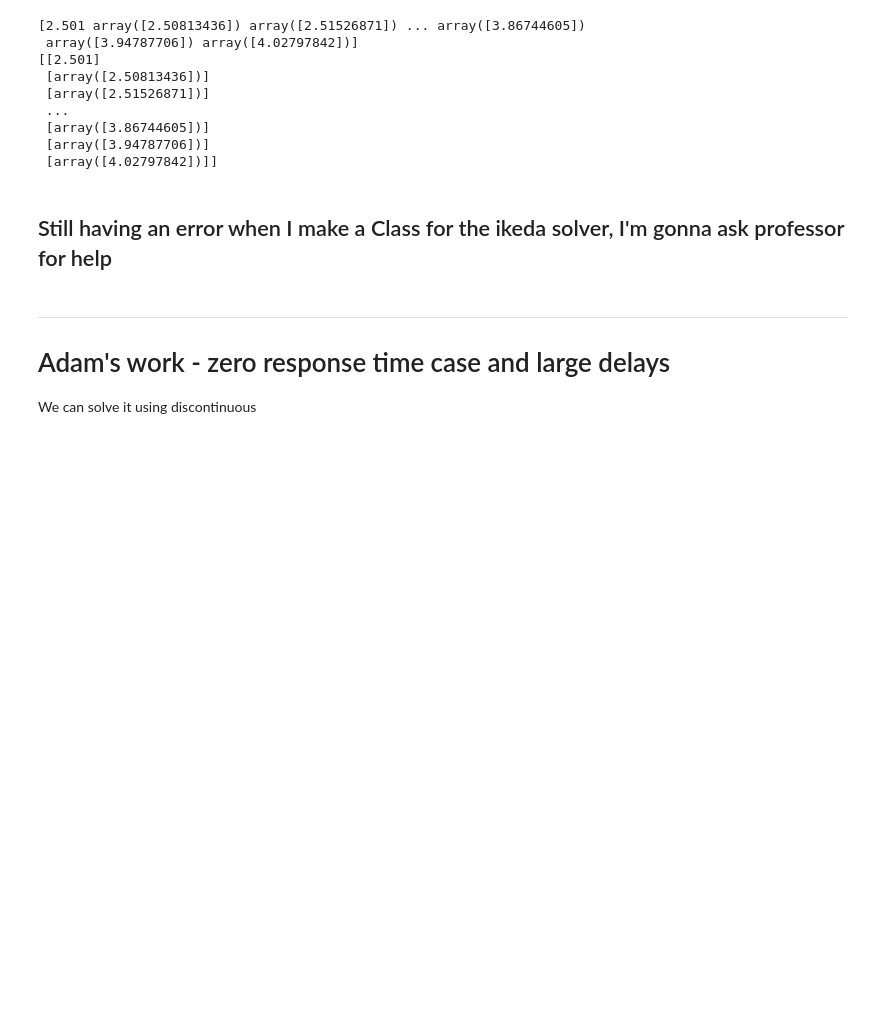
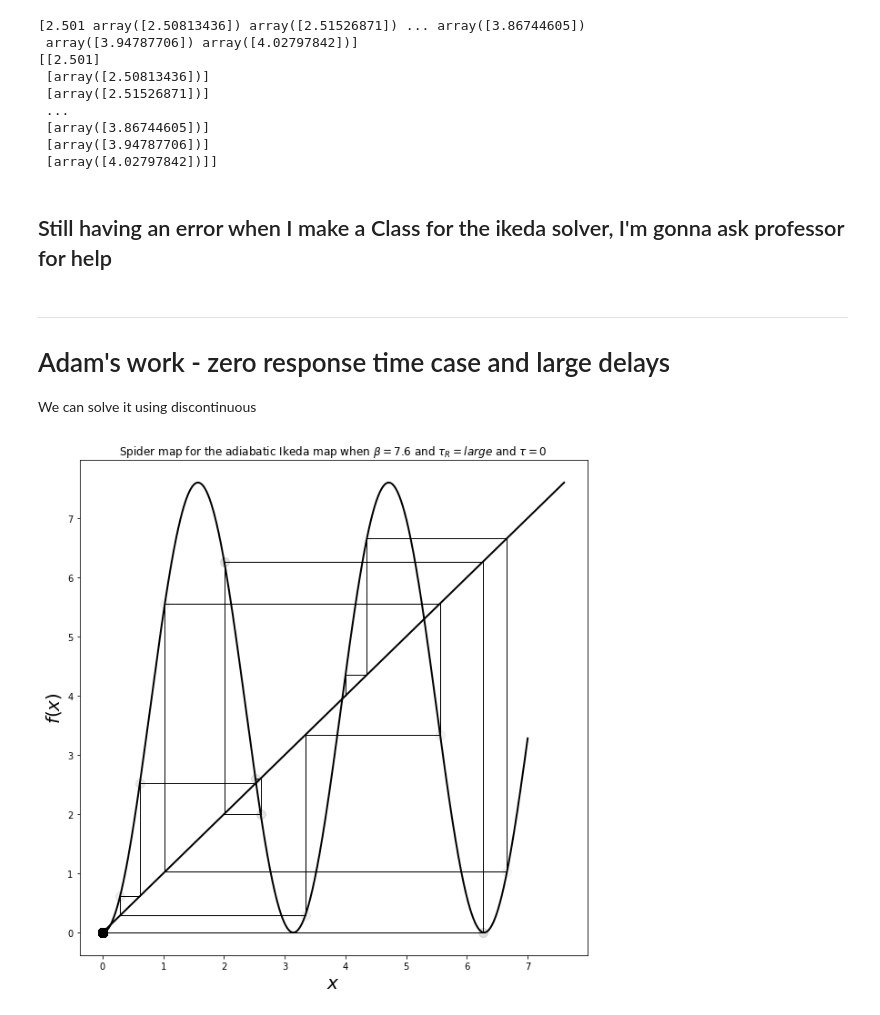
Before and after one commit to ihkim94/Ikeda, a Jupyter notebook: Ikeda_map.ipynb, the cells around one changed output. Saved outputs shown, nothing was run; the diff lists cells and outputs as text; code cells hidden in the pictures; blank space fills up the shorter version.

```diff
--- a/Ikeda_map.ipynb
+++ b/Ikeda_map.ipynb
@@ -306,0 +314,5 @@ plt.ylabel('f(y)')
+# %%
+ikeda_adiabatic_model = spiderweb(n = 100)
+ikeda_adiabatic_model.plot_adiabatic_ikeda(b = 7.6, ic = 4, t_min = 0, t_max = 7, tn = 1000)
+# %% [output]
+[figure, added]
```
Also changed, not shown: parts of 6 cells of this notebook, 1 other file.
